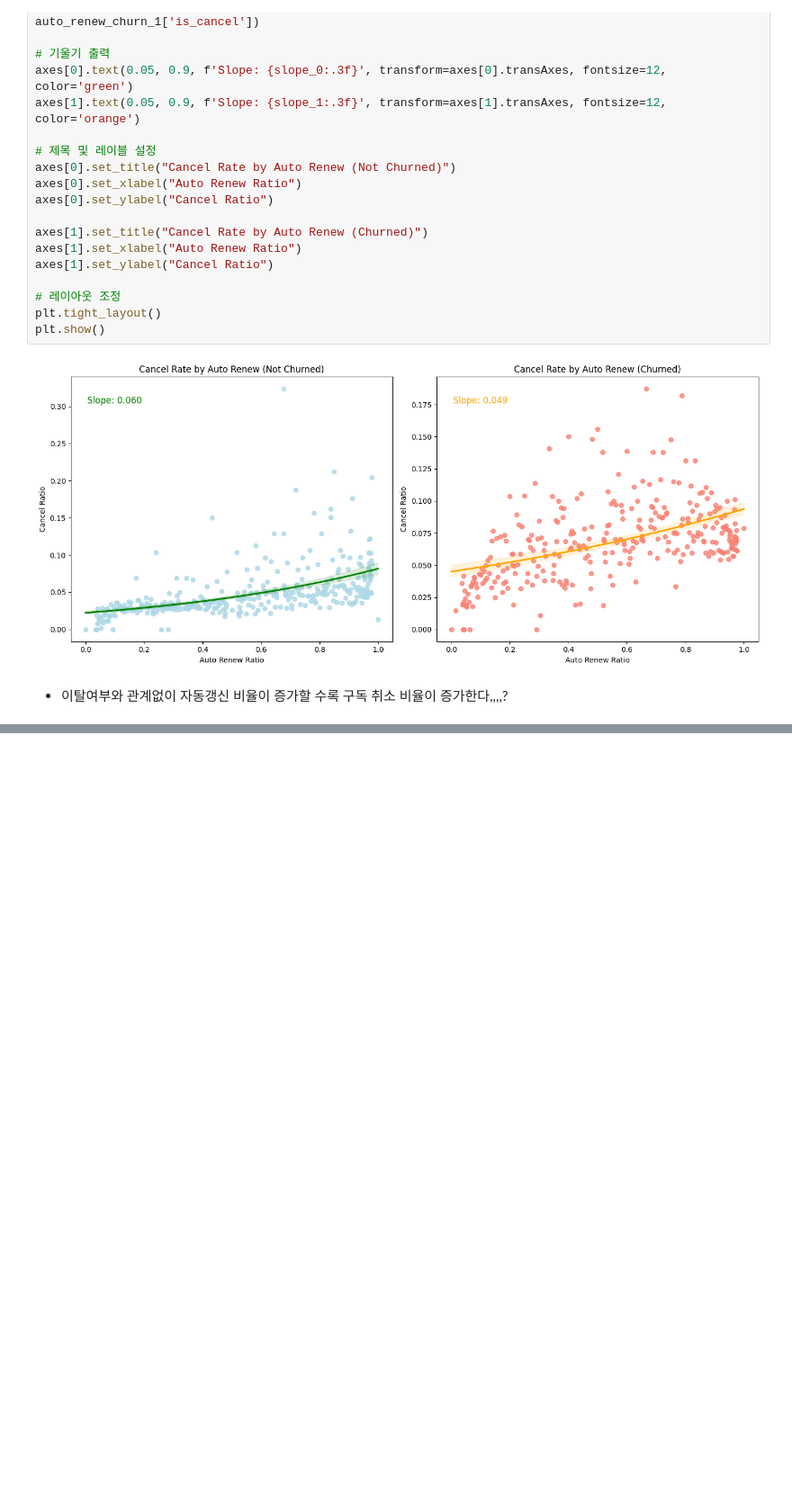
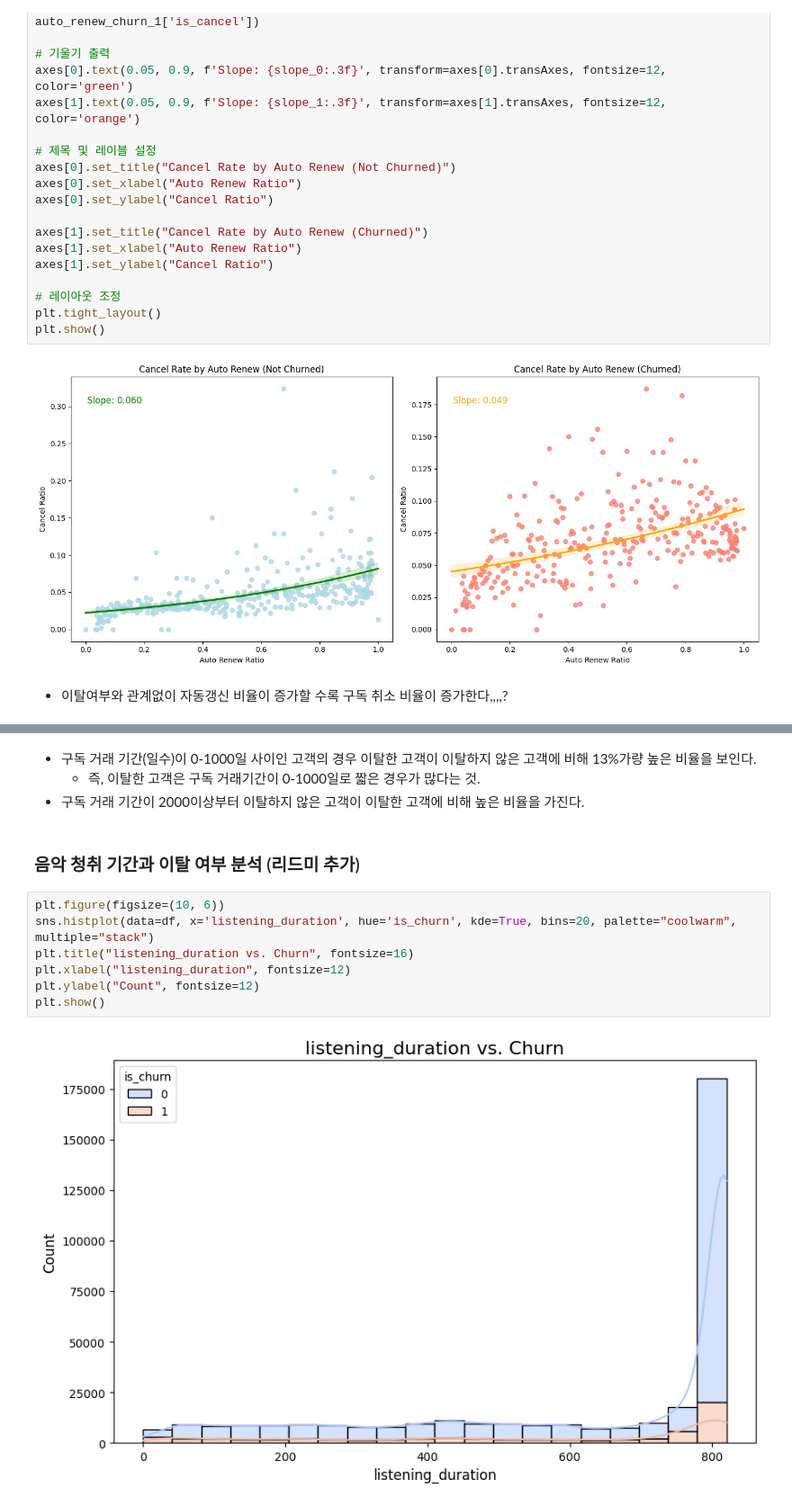
Before and after one commit to SKNETWORKS-FAMILY-AICAMP/SKN09-2nd-2Team, a Jupyter notebook: dain/dain_EDA.ipynb, the cells around one changed output, grey strips where cells are left out. Shown at 90% size. Drawn from its saved outputs; the diff is of its cells as text; blank space fills up the shorter version.

```diff
--- a/dain/dain_EDA.ipynb
+++ b/dain/dain_EDA.ipynb
@@ -315,0 +358,15 @@ plt.show()
+# %% [markdown]
+* 구독 거래 기간(일수)이 0-1000일 사이인 고객의 경우 이탈한 고객이 이탈하지 않은 고객에 비해 13%가량 높은 비율을 보인다.
+    * 즉, 이탈한 고객은 구독 거래기간이 0-1000일로 짧은 경우가 많다는 것.
+* 구독 거래 기간이 2000이상부터 이탈하지 않은 고객이 이탈한 고객에 비해 높은 비율을 가진다.
+# %% [markdown]
+### 음악 청취 기간과 이탈 여부 분석 (리드미 추가)
+# %%
+plt.figure(figsize=(10, 6))
+sns.histplot(data=df, x='listening_duration', hue='is_churn', kde=True, bins=20, palette="coolwarm", multiple="stack")
+plt.title("listening_duration vs. Churn", fontsize=16)
+plt.xlabel("listening_duration", fontsize=12)
+plt.ylabel("Count", fontsize=12)
+plt.show()
+# %% [output]
+[figure, added]
```
Also changed, not shown: parts of 5 cells of this notebook, 7 other files.
